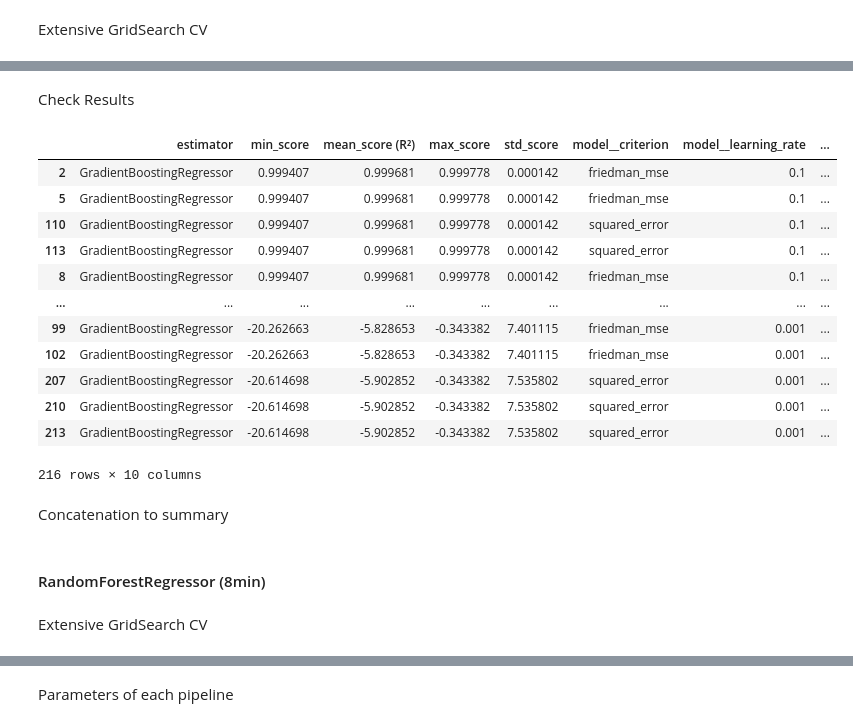
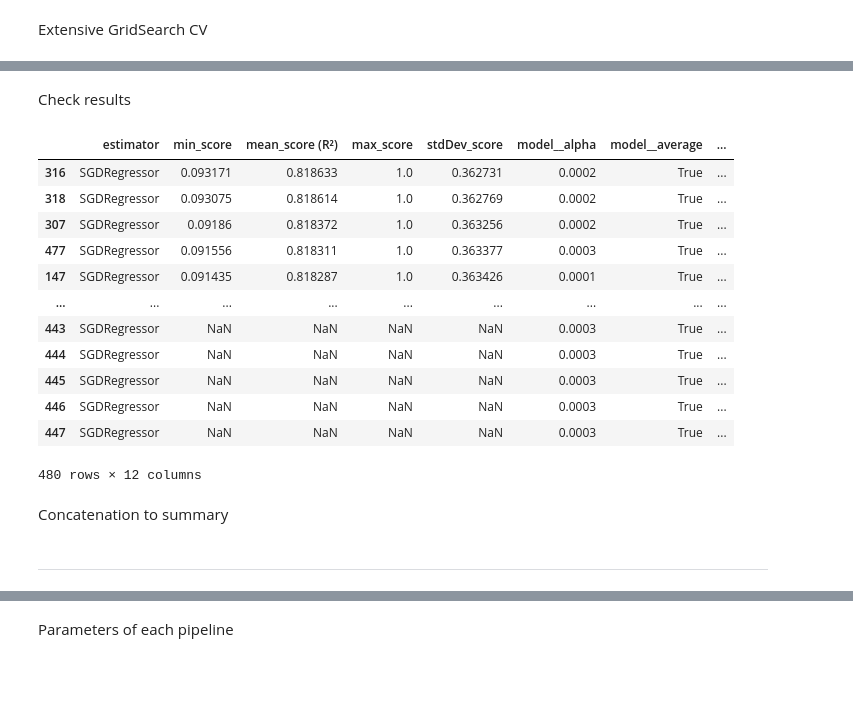
Before and after one commit to roeszler/filter-maintenance-predictor, a Jupyter notebook: jupyter_notebooks/05_ModelAndEvaluate_RUL.ipynb, the cells around one changed output, grey strips where cells are left out. Saved outputs shown, nothing was run; the diff lists cells and outputs as text; code cells hidden in the pictures; blank space fills up the shorter version.

Commit message:
add current best RUL model UD60

```diff
--- a/jupyter_notebooks/05_ModelAndEvaluate_RUL.ipynb
+++ b/jupyter_notebooks/05_ModelAndEvaluate_RUL.ipynb
@@ -486,7 +478,7 @@ class HyperparameterOptimizationSearch:
                 'min_score': min(scores),
                 'max_score': max(scores),
                 'mean_score (R²)': np.mean(scores),
-                'std_score': np.std(scores),
+                'stdDev_score': np.std(scores),
             }
             return pd.Series({**params, **d})
 
@@ -506,7 +498,7 @@ class HyperparameterOptimizationSearch:
         df = pd.concat(rows, axis=1).T.sort_values([sort_by], ascending=False)
 
         columns = ['estimator', 'min_score',
-                   'mean_score (R²)', 'max_score', 'std_score']
+                   'mean_score (R²)', 'max_score', 'stdDev_score']
         columns = columns + [c for c in df.columns if c not in columns]
 
         return df[columns], self.grid_searches
@@ -643,3 +674,18 @@ params_search = {
+# %%
+# documentation to help on hyperparameter list:
+# https://scikit-learn.org/stable/modules/generated/sklearn.linear_model.LinearRegression.html
+
+models_search = {
+    'LinearRegression': LinearRegression(),
+}
+
+params_search = {
+    'LinearRegression':{
+        'model__fit_intercept': [False, True],
+        'model__positive': [False, True],
+        'model__copy_X': [True],
+    }
+}
 # %% [markdown]
 Extensive GridSearch CV
 # %%
@@ -670,18 +716,20 @@ grid_search_summary_XGBR
 # %%
 # documentation to help on hyperparameter list:
-# https://scikit-learn.org/stable/modules/generated/sklearn.ensemble.GradientBoostingRegressor.html
+# https://scikit-learn.org/stable/modules/generated/sklearn.linear_model.SGDRegressor.html
 
 models_search = {
-    'GradientBoostingRegressor': GradientBoostingRegressor(),
+    'SGDRegressor': SGDRegressor(),
 }
 
 params_search = {
-    'GradientBoostingRegressor':{
-        'model__loss': ['squared_error', 'huber', 'absolute_error', 'quantile'],
-        'model__learning_rate': [1e-1,1e-2,1e-3],
-        'model__n_estimators': [100, 200, 300],
-        'model__criterion': ['friedman_mse', 'squared_error'],
-        'model__max_features': [1.0, 'sqrt', 'log2'],
+    'SGDRegressor':{
+        'model__loss': ['squared_error', 'huber', 'epsilon_insensitive', 'squared_epsilon_insensitive'],
+        'model__penalty': ['l2', 'l1', 'elasticnet', None],
+        'model__alpha': [0.0001,0.0002,0.0003],
+        'model__learning_rate': [1e-1,1e-2,1e-3, 'optimal', 'adaptive'],
+        'model__fit_intercept': [False, True],
+        'model__early_stopping': [True],
+        'model__average': [True],
     }
 }
 # %% [markdown]
@@ -696,22 +761,22 @@ Fitting 5 folds for each of 216 candidates, totalling 1080 fits
 # %% [markdown]
-Check Results
+Check results
 # %%
-grid_search_summary_GBR, grid_search_pipelines_GBR = search.score_summary(sort_by='mean_score (R²)')
-grid_search_summary_GBR
+grid_search_summary_SGDR, grid_search_pipelines_SGDR = search.score_summary(sort_by='mean_score (R²)')
+grid_search_summary_SGDR
 # %% [output]
-|  | estimator | min_score | mean_score (R²) | max_score | std_score | model__criterion | model__learning_rate | ... |
-| 2 | GradientBoostingRegressor | 0.999407 | 0.999681 | 0.999778 | 0.000142 | friedman_mse | 0.1 | ... |
-| 5 | GradientBoostingRegressor | 0.999407 | 0.999681 | 0.999778 | 0.000142 | friedman_mse | 0.1 | ... |
-| 110 | GradientBoostingRegressor | 0.999407 | 0.999681 | 0.999778 | 0.000142 | squared_error | 0.1 | ... |
-| 113 | GradientBoostingRegressor | 0.999407 | 0.999681 | 0.999778 | 0.000142 | squared_error | 0.1 | ... |
-| 8 | GradientBoostingRegressor | 0.999407 | 0.999681 | 0.999778 | 0.000142 | friedman_mse | 0.1 | ... |
+|  | estimator | min_score | mean_score (R²) | max_score | stdDev_score | model__alpha | model__average | ... |
+| 316 | SGDRegressor | 0.093171 | 0.818633 | 1.0 | 0.362731 | 0.0002 | True | ... |
+| 318 | SGDRegressor | 0.093075 | 0.818614 | 1.0 | 0.362769 | 0.0002 | True | ... |
+| 307 | SGDRegressor | 0.09186 | 0.818372 | 1.0 | 0.363256 | 0.0002 | True | ... |
+| 477 | SGDRegressor | 0.091556 | 0.818311 | 1.0 | 0.363377 | 0.0003 | True | ... |
+| 147 | SGDRegressor | 0.091435 | 0.818287 | 1.0 | 0.363426 | 0.0001 | True | ... |
 | ... | ... | ... | ... | ... | ... | ... | ... | ... |
-| 99 | GradientBoostingRegressor | -20.262663 | -5.828653 | -0.343382 | 7.401115 | friedman_mse | 0.001 | ... |
-| 102 | GradientBoostingRegressor | -20.262663 | -5.828653 | -0.343382 | 7.401115 | friedman_mse | 0.001 | ... |
-| 207 | GradientBoostingRegressor | -20.614698 | -5.902852 | -0.343382 | 7.535802 | squared_error | 0.001 | ... |
-| 210 | GradientBoostingRegressor | -20.614698 | -5.902852 | -0.343382 | 7.535802 | squared_error | 0.001 | ... |
-| 213 | GradientBoostingRegressor | -20.614698 | -5.902852 | -0.343382 | 7.535802 | squared_error | 0.001 | ... |
+| 443 | SGDRegressor | NaN | NaN | NaN | NaN | 0.0003 | True | ... |
+| 444 | SGDRegressor | NaN | NaN | NaN | NaN | 0.0003 | True | ... |
+| 445 | SGDRegressor | NaN | NaN | NaN | NaN | 0.0003 | True | ... |
+| 446 | SGDRegressor | NaN | NaN | NaN | NaN | 0.0003 | True | ... |
+| 447 | SGDRegressor | NaN | NaN | NaN | NaN | 0.0003 | True | ... |
-216 rows × 10 columns
+480 rows × 12 columns
 # %% [markdown]
 Concatenation to summary
 # %%
@@ -720,2 +786,2 @@ grid_search_pipelines = dict(grid_search_pipelines_XGBR); grid_search_pipelines.
 # %% [markdown]
-#### RandomForestRegressor (8min)
+---
@@ -738,2 +787,0 @@ params_search = {
-# %% [markdown]
-Extensive GridSearch CV
```
Also changed, not shown: parts of 99 cells of this notebook, 1 other file.
